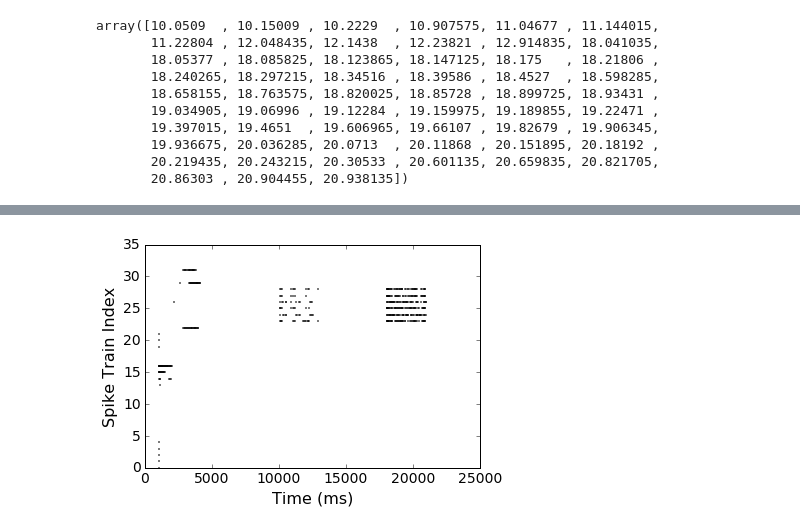
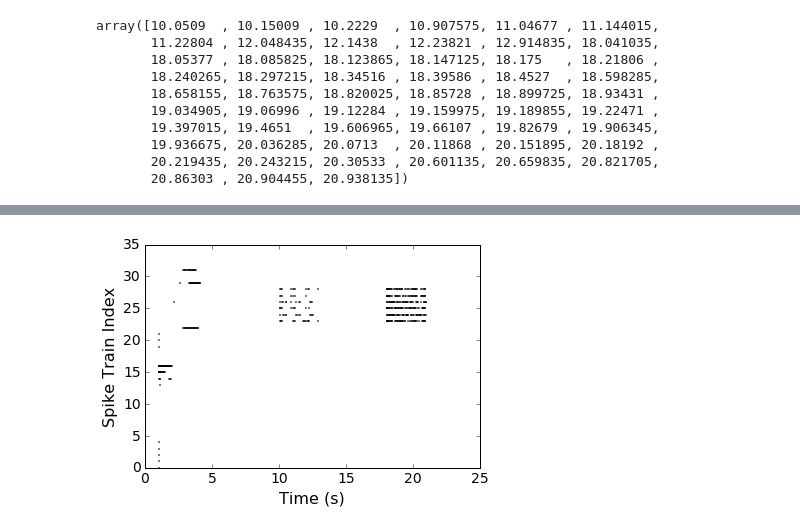
Before and after one commit to AdamRTomkins/NWB_Hackathon_2018, a Jupyter notebook: Spike Train Analysis with NWB.ipynb, the cells around one changed output, grey strips where cells are left out. Cells and saved outputs as stored; diff of their text form; code cells hidden in the pictures.

```diff
--- a/Spike Train Analysis with NWB.ipynb
+++ b/Spike Train Analysis with NWB.ipynb
@@ -33,18 +33,18 @@ nwb.keys()
 sweeps= nwb['acquisition']['timeseries'].keys()
 # %%
 # Locate the time series recoding of interest
-for s in sweeps:
-    plt.plot(nwb['acquisition']['timeseries'][s]['data'][:])
+for sw in sweeps:
+    plt.plot(nwb['acquisition']['timeseries'][sw]['data'][:])
 plt.show()
 # %% [output]
 [figure]
 # %%
 # Locate the time series recoding of interest
 lines = []
-for s in sweeps:
-    lines.append(plt.plot(nwb['acquisition']['timeseries'][s]['data'][2000000:2600000],label=s)[0])
+for sw in sweeps:
+    lines.append(plt.plot(nwb['acquisition']['timeseries'][sw]['data'][2000000:2600000],label=s)[0])
 
-plt.legend(handles=lines)
+#plt.legend(handles=lines)
 
 plt.show()
 # %% [output]
@@ -66,6 +52,6 @@ nwb['stimulus']['presentation']['Sweep_11'].keys()
 # %%
 # Locate the stimulus recoding of interest
-for s in sweeps:
-    plt.plot(nwb['stimulus']['presentation'][s]['data'][:], lable=s)
+for sw in sweeps:
+    plt.plot(nwb['stimulus']['presentation'][sw]['data'][:])
 plt.show()
 # %% [output]
@@ -117,13 +76,13 @@ spiketrain_list = [neo.SpikeTrain(nwb['analysis']['spike_times'][sweep][:], unit
 # %%
 # Plot Spike Trains in the File
 for i, spiketrain in enumerate(spiketrain_list):
-        t = spiketrain.rescale(ms)
+        t = spiketrain.rescale(s)
         plt.plot(t, i * np.ones_like(t), 'k.', markersize=2)
 
-plt.xlabel('Time (ms)', fontsize=16)
+plt.xlabel('Time (s)', fontsize=16)
 plt.ylabel('Spike Train Index', fontsize=16)
 plt.gca().tick_params(axis='both', which='major', labelsize=14)
 
 plt.show()
 # %% [output]
-[figure, old version]
+[figure, new version]
```
Also changed, not shown: parts of 11 cells of this notebook, 4 other files.
